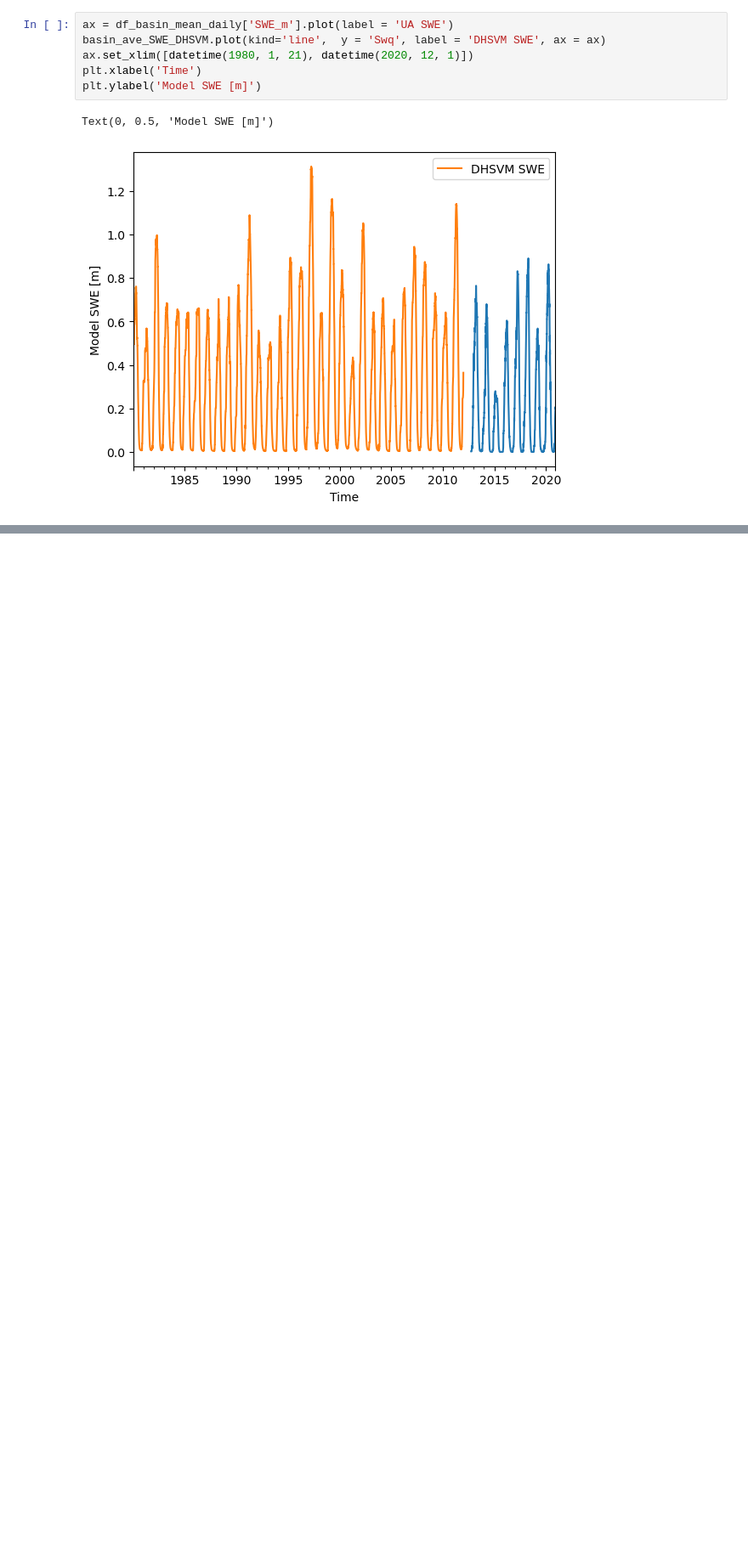
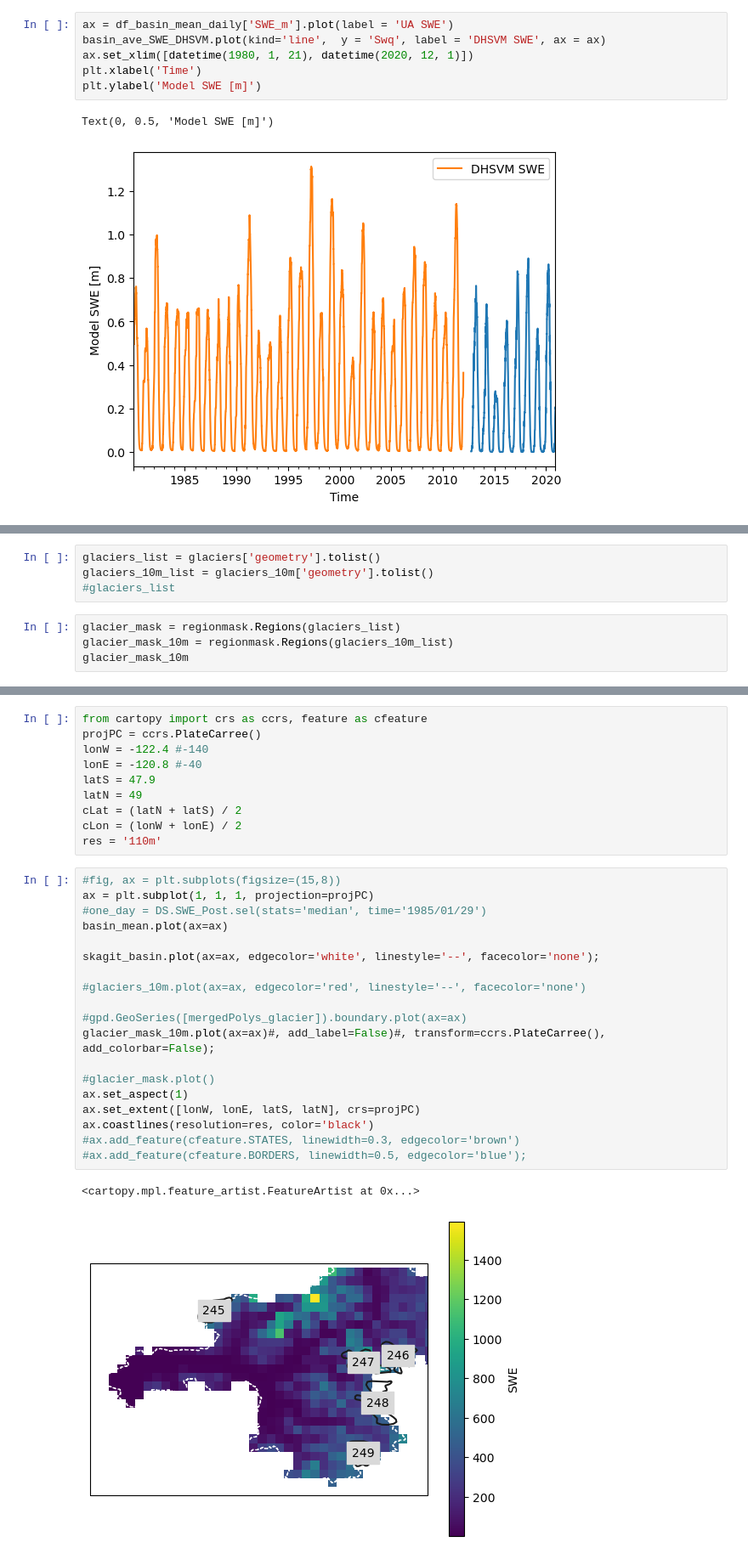
Before and after one commit to NCristea/Compare_SWE, a Jupyter notebook: notebooks/get_basin_SWE.ipynb, the cells around one changed output, grey strips where cells are left out. Shown at 85% size. Saved outputs shown, nothing was run; the diff lists cells and outputs as text; blank space fills up the shorter version.

```diff
--- a/notebooks/get_basin_SWE.ipynb
+++ b/notebooks/get_basin_SWE.ipynb
@@ -207,0 +243,8 @@ Text(0, 0.5, 'Model SWE [m]')
+# %%
+glaciers_list = glaciers['geometry'].tolist()
+glaciers_10m_list = glaciers_10m['geometry'].tolist()
+#glaciers_list
+# %%
+glacier_mask = regionmask.Regions(glaciers_list)
+glacier_mask_10m = regionmask.Regions(glaciers_10m_list)
+glacier_mask_10m
@@ -207,0 +278,32 @@ Text(0, 0.5, 'Model SWE [m]')
+# %%
+from cartopy import crs as ccrs, feature as cfeature
+projPC = ccrs.PlateCarree()
+lonW = -122.4 #-140
+lonE = -120.8 #-40
+latS = 47.9
+latN = 49
+cLat = (latN + latS) / 2
+cLon = (lonW + lonE) / 2
+res = '110m'
+# %%
+#fig, ax = plt.subplots(figsize=(15,8))
+ax = plt.subplot(1, 1, 1, projection=projPC)
+#one_day = DS.SWE_Post.sel(stats='median', time='1985/01/29')
+basin_mean.plot(ax=ax)
+
+skagit_basin.plot(ax=ax, edgecolor='white', linestyle='--', facecolor='none');
+
+#glaciers_10m.plot(ax=ax, edgecolor='red', linestyle='--', facecolor='none')
+
+#gpd.GeoSeries([mergedPolys_glacier]).boundary.plot(ax=ax)
+glacier_mask_10m.plot(ax=ax)#, add_label=False)#, transform=ccrs.PlateCarree(), add_colorbar=False);
+
+#glacier_mask.plot()
+ax.set_aspect(1)
+ax.set_extent([lonW, lonE, latS, latN], crs=projPC)
+ax.coastlines(resolution=res, color='black')
+#ax.add_feature(cfeature.STATES, linewidth=0.3, edgecolor='brown')
+#ax.add_feature(cfeature.BORDERS, linewidth=0.5, edgecolor='blue');
+# %% [output]
+<cartopy.mpl.feature_artist.FeatureArtist at 0x...>
+[figure, added]
```
Also changed, not shown: parts of 13 cells of this notebook, 21 other files.
